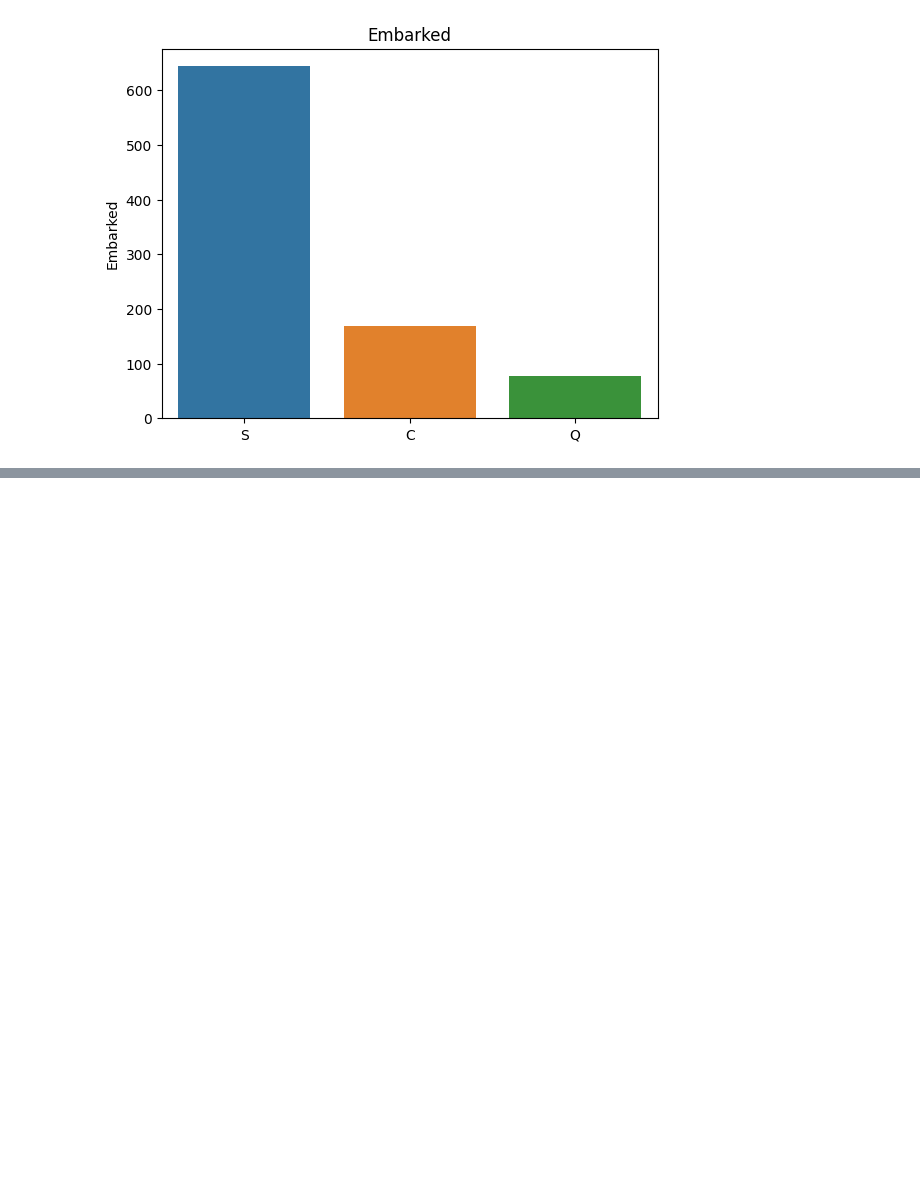
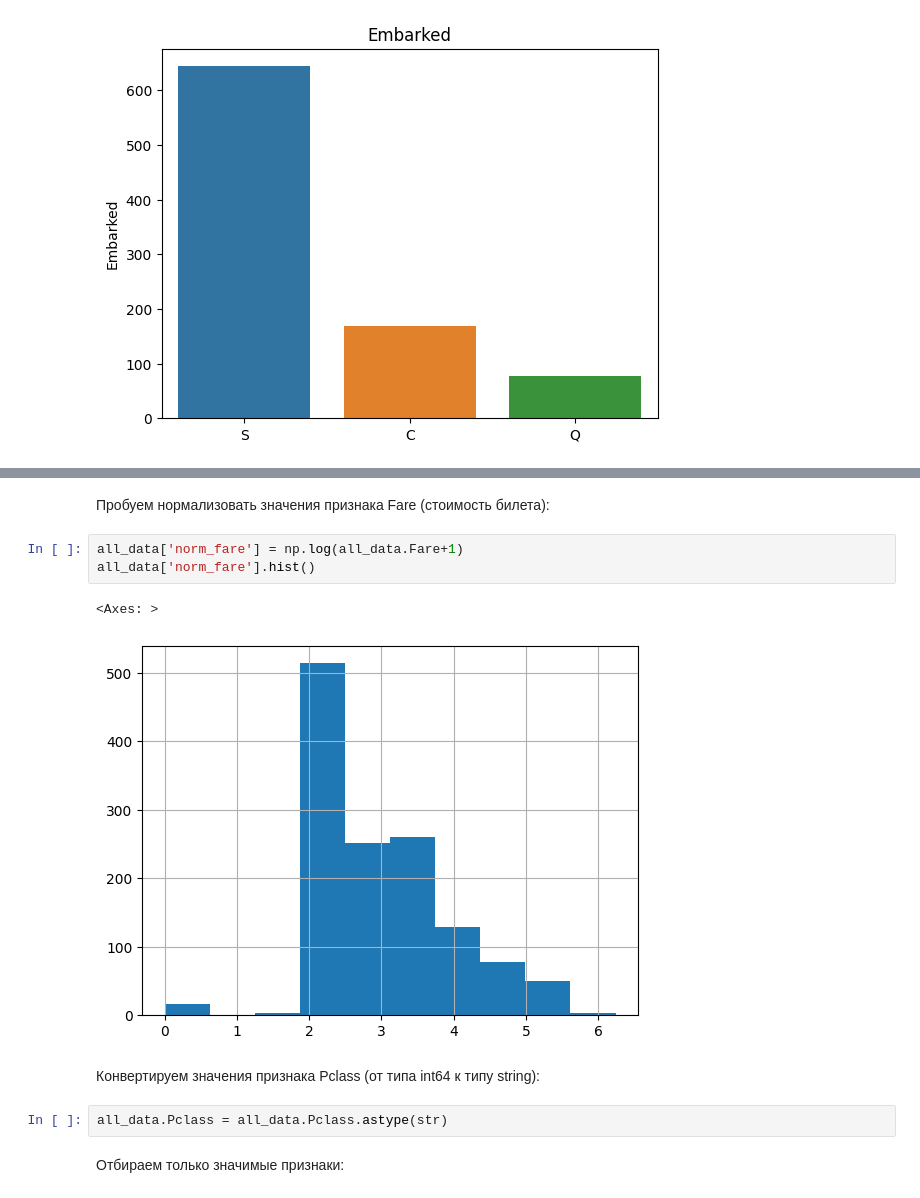
Before and after one commit to juliana-zh/ML, a Jupyter notebook: Titanic.ipynb, the cells around one changed output, grey strips where cells are left out. Saved outputs shown, nothing was run; the diff lists cells and outputs as text; blank space fills up the shorter version.

```diff
--- a/Titanic.ipynb
+++ b/Titanic.ipynb
@@ -162,0 +429,14 @@ for i in df_cat.columns:
+# %% [markdown]
+Пробуем нормализовать значения признака Fare (стоимость билета):
+# %%
+all_data['norm_fare'] = np.log(all_data.Fare+1)
+all_data['norm_fare'].hist()
+# %% [output]
+<Axes: >
+[figure, added]
+# %% [markdown]
+Конвертируем значения признака Pclass (от типа int64 к типу string):
+# %%
+all_data.Pclass = all_data.Pclass.astype(str)
+# %% [markdown]
+Отбираем только значимые признаки:
```
Also changed, not shown: parts of 56 cells of this notebook.
